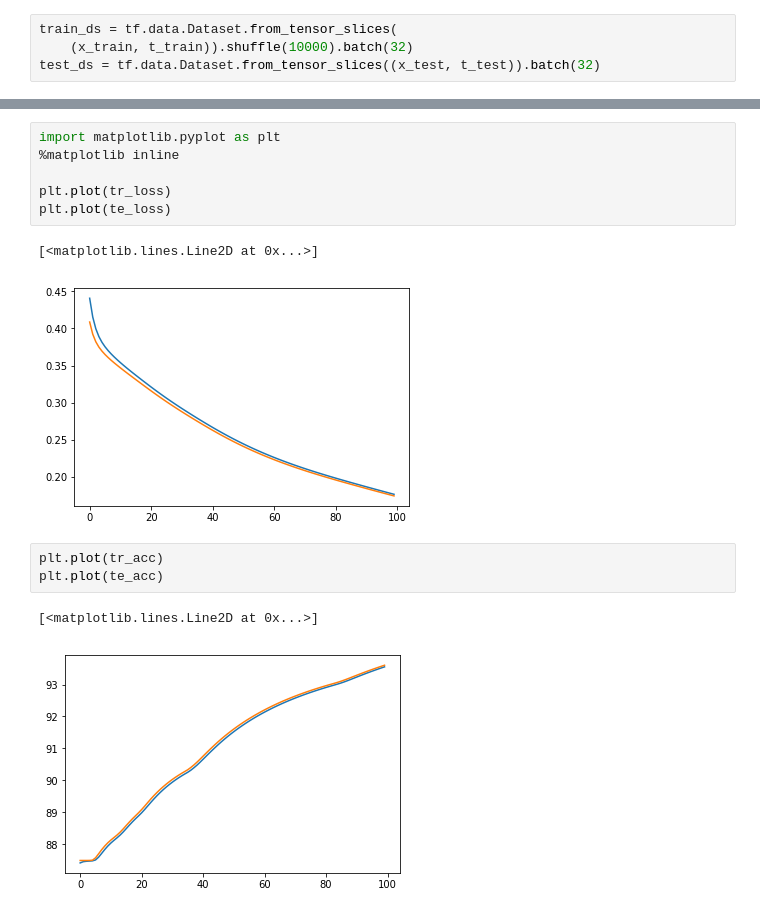
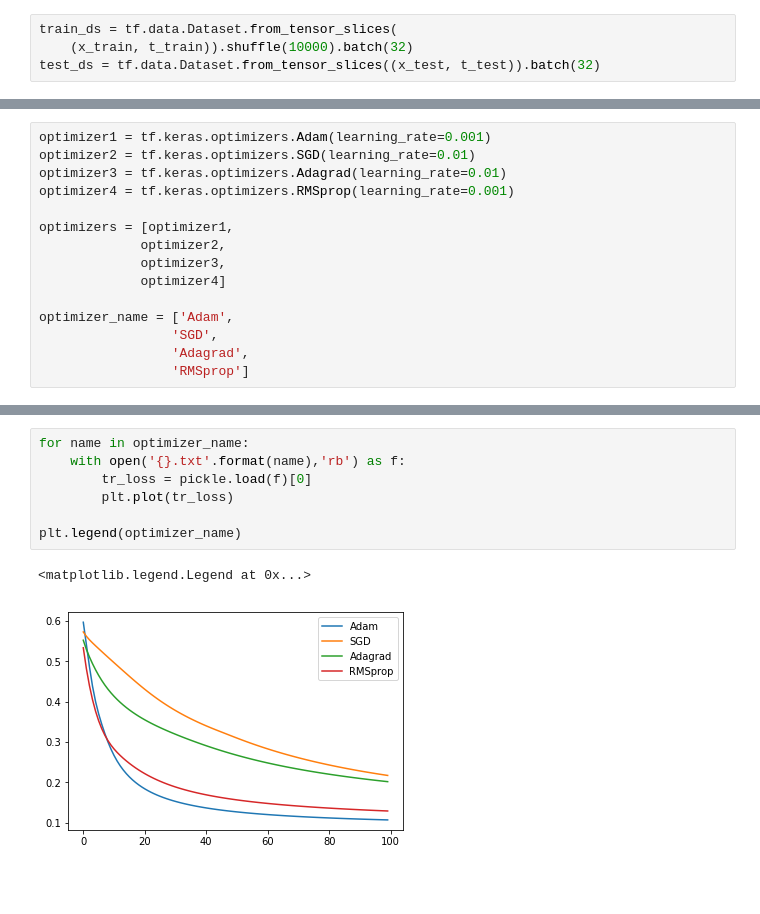
Before and after one commit to jjeamin/deep_learning_study, a Jupyter notebook: 텐서플로로 배우는 딥러닝/tensorflow_deeplearning.ipynb, the cells around one changed output, grey strips where cells are left out. Saved outputs shown, nothing was run; the diff lists cells and outputs as text; blank space fills up the shorter version.

```diff
--- a/텐서플로로 배우는 딥러닝/tensorflow_deeplearning.ipynb
+++ b/텐서플로로 배우는 딥러닝/tensorflow_deeplearning.ipynb
@@ -170,2 +369,17 @@ def test_step(data, labels):
+# %%
+optimizer1 = tf.keras.optimizers.Adam(learning_rate=0.001)
+optimizer2 = tf.keras.optimizers.SGD(learning_rate=0.01)
+optimizer3 = tf.keras.optimizers.Adagrad(learning_rate=0.01)
+optimizer4 = tf.keras.optimizers.RMSprop(learning_rate=0.001)
+
+optimizers = [optimizer1,
+             optimizer2,
+             optimizer3,
+             optimizer4]
+
+optimizer_name = ['Adam',
+                 'SGD',
+                 'Adagrad',
+                 'RMSprop']
 # %%
 EPOCHS = 100
@@ -224,15 +535,10 @@ Use tf.where in 2.0, which has the same broadcast rule as np.where
-# %%
-import matplotlib.pyplot as plt
-%matplotlib inline
-
-plt.plot(tr_loss)
-plt.plot(te_loss)
-# %% [output]
-[<matplotlib.lines.Line2D at 0x...>]
-[figure, removed]
-# %%
-plt.plot(tr_acc)
-plt.plot(te_acc)
-# %% [output]
-[<matplotlib.lines.Line2D at 0x...>]
-[figure, removed]
+# %%
+for name in optimizer_name:
+    with open('{}.txt'.format(name),'rb') as f:
+        tr_loss = pickle.load(f)[0]
+        plt.plot(tr_loss)
+
+plt.legend(optimizer_name)
+# %% [output]
+<matplotlib.legend.Legend at 0x...>
+[figure, added]
```
Also changed, not shown: parts of 19 cells of this notebook, 2 other files.
